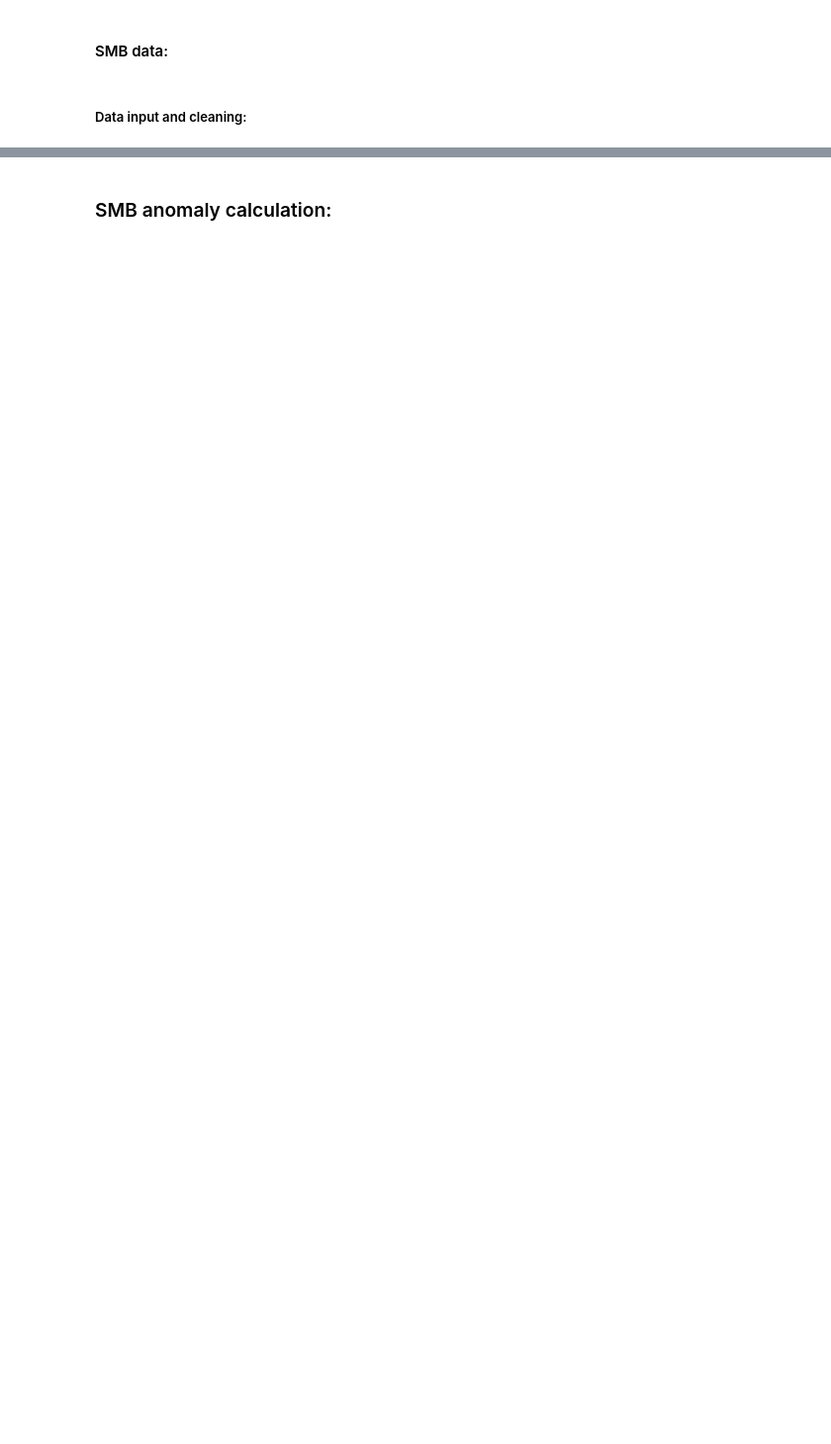
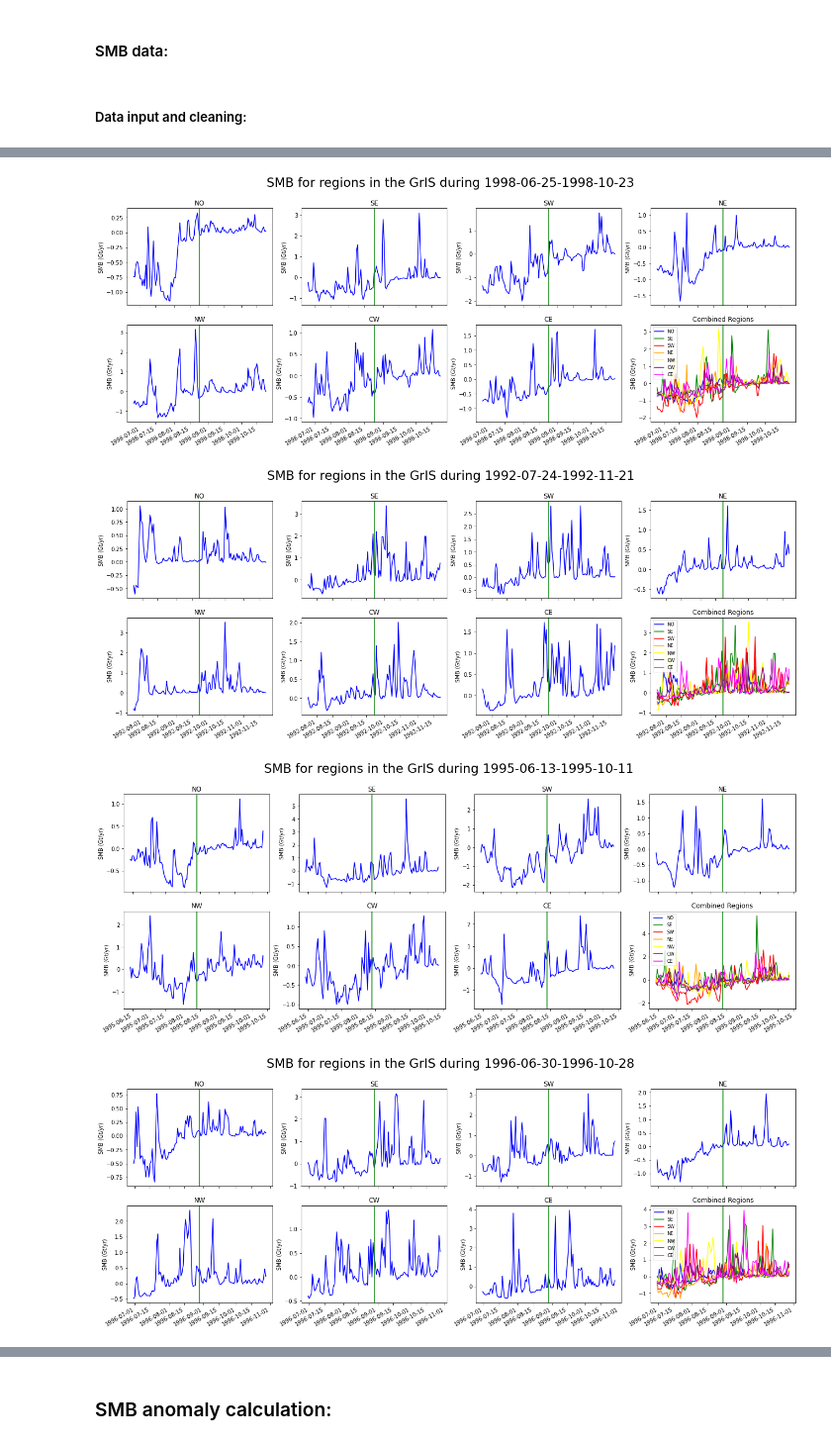
Before and after one commit to annelise-waling/SMB-ARs, a Jupyter notebook: SMB_AR.ipynb, the cells around one changed output, grey strips where cells are left out. Shown at 99% size. Drawn from its saved outputs; the diff is of its cells as text; code cells hidden in the pictures; blank space fills up the shorter version.

```diff
--- a/SMB_AR.ipynb
+++ b/SMB_AR.ipynb
@@ -269,13 +564,15 @@ SMB_data = SMB_data.drop(columns={'MB', 'MB_err', 'MB_ROI', 'MB_ROI_err',
                           'D','BMB'})
 SMB_data = SMB_data.drop(columns={'D_ROI', 'D_ROI_err', 'BMB_err', 'BMB_ROI', 'BMB_ROI_err',
                           'MB_HIRHAM', 'MB_MAR', 'MB_RACMO', 'D_err'})
+
+# Trim all data before
 start_date = pd.to_datetime('1986-1-1')
 
 SMB_data = SMB_data[start_date:]
 #%% Divide regional SMB into seperate dataframes
 
+# Name regions
 regions = ['NO','SE','SW','NE','NW','CE','CW']
-
 
 # Create an empty dict to put created dataframes in
 d = {}
@@ -295,8 +592,41 @@ smb_NW = d["NW"].droplevel(level=1)
 smb_CE = d["CE"].droplevel(level=1)
 smb_CW = d["CW"].droplevel(level=1)
 
-data = [smb_NO["SMB_ROI"], smb_SE["SMB_ROI"],smb_SW["SMB_ROI"],smb_NE["SMB_ROI"],smb_NW["SMB_ROI"],
+# Create list holding each region with its SMB
+data_col = [smb_NO["SMB_ROI"], smb_SE["SMB_ROI"],smb_SW["SMB_ROI"],smb_NE["SMB_ROI"],smb_NW["SMB_ROI"],
         smb_CE["SMB_ROI"],smb_CW["SMB_ROI"]]
 
-# Create a dataframe holding all SMB data with regions as keys
-smb_TOT = pd.concat(data, axis=1, keys=regions)
+# Use the concetante function to merge each of the series from data_col into one dataframe
+smb_TOT = pd.concat(data_col, axis=1, keys=regions)
+
+# List containing each regional smb dataframe
+data_reg = [smb_NO,smb_SE,smb_SW,smb_NE,smb_NW,smb_CE,smb_CW]
+
+# Find normalized cumulative sum of surface mass balance to compare multiple regions
+def norm_cumsum(df):
+    smb_avg = df["SMB_ROI"].mean() # Find average SMB of region
+    df['SMB_norm'] = smb_avg*df["SMB_ROI"] # Normalize each SMB to the average SMB
+    df['cum_SMB'] = df['SMB_norm'].cumsum() # Find cumulative sum of normalized SMB
+
+    return df
+
+# Calculate normalized diff for SMB
+def norm_diff(df):
+    df['diff_SMB'] = df['SMB_ROI'].diff()
+    avg_diff = df['diff_SMB'].mean()
+    df['diff_SMB'] = df['diff_SMB']*avg_diff
+
+# Function to get name of df
+def get_df_name(df):
+    name =[x for x in globals() if globals()[x] is df][0]
+    return name
+
+# Add in normalized differences for each regional SMB
+# This can be used to see which region experienced the most change
+print("Normalized changes in SMB per region in GrIS: ")
+i = 0
+for df in data_reg:
+    norm_diff(df)
+    print(regions[i])
+    print(df['diff_SMB'].sum())
+    i = i+1
@@ -302,0 +716,7 @@ smb_TOT = pd.concat(data, axis=1, keys=regions)
+# %%
+plot_data(smb_TOT,'SMB (Gt/yr)','SMB for regions in the GrIS during ')
+# %% [output]
+[figure, added]
+[figure, added]
+[figure, added]
+[figure, added]
```
Also changed, not shown: parts of 76 cells of this notebook.
